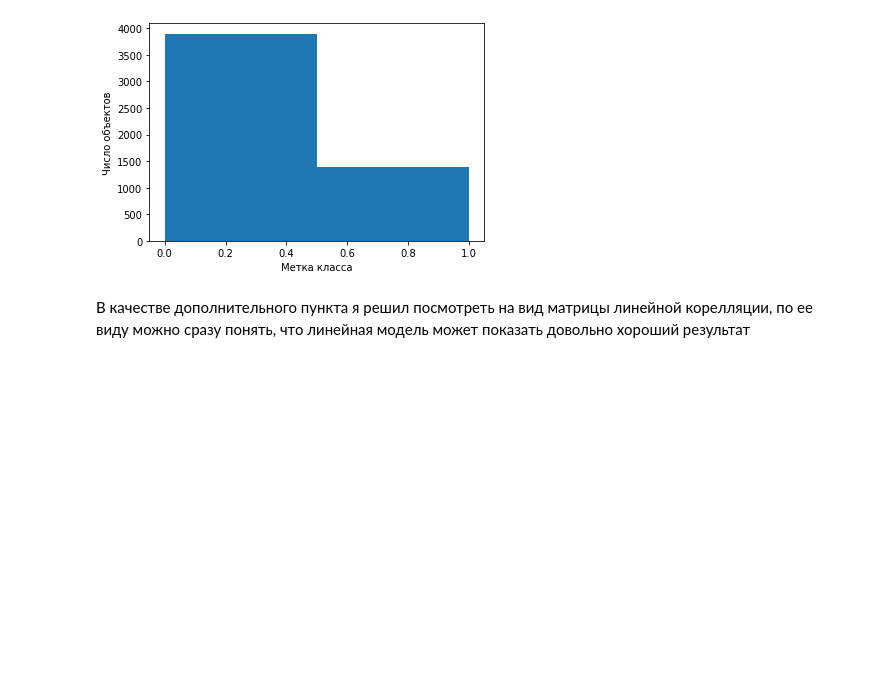
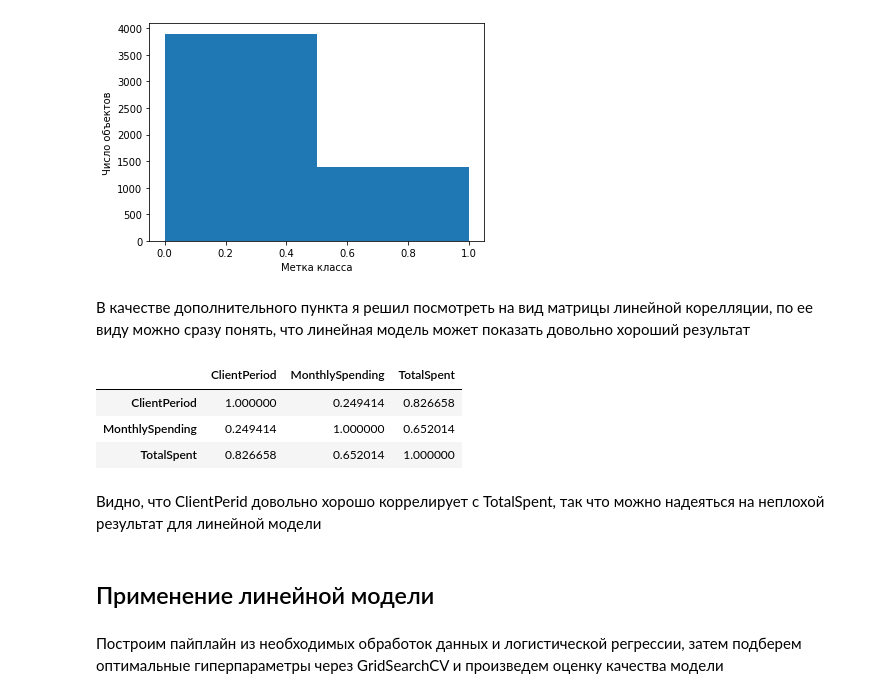
Before and after one commit to Alphonsce/ML_learning, a Jupyter notebook: deep learning school/3week/3homework/3hw_main.ipynb, the cells around one changed output. Drawn from its saved outputs; the diff is of its cells as text; code cells hidden in the pictures; blank space fills up the shorter version.

```diff
--- a/deep learning school/3week/3homework/3hw_main.ipynb
+++ b/deep learning school/3week/3homework/3hw_main.ipynb
@@ -132,3 +172,14 @@ print(
 [figure]
 # %% [markdown]
 В качестве дополнительного пункта я решил посмотреть на вид матрицы линейной корелляции, по ее виду можно сразу понять, что линейная модель может показать довольно хороший результат
+# %%
+X[num_cols].corr()
+# %% [output]
+|  | ClientPeriod | MonthlySpending | TotalSpent |
+| ClientPeriod | 1.000000 | 0.249414 | 0.826658 |
+| MonthlySpending | 0.249414 | 1.000000 | 0.652014 |
+| TotalSpent | 0.826658 | 0.652014 | 1.000000 |
+# %% [markdown]
+Видно, что ClientPerid довольно хорошо коррелирует с TotalSpent, так что можно надеяться на неплохой результат для линейной модели
+# %% [markdown]
+## Применение линейной модели
@@ -134,0 +192,2 @@ print(
+# %% [markdown]
+Построим пайплайн из необходимых обработок данных и логистической регрессии, затем подберем оптимальные гиперпараметры через GridSearchCV и произведем оценку качества модели
```
Also changed, not shown: parts of 11 cells of this notebook, 1 other file.
